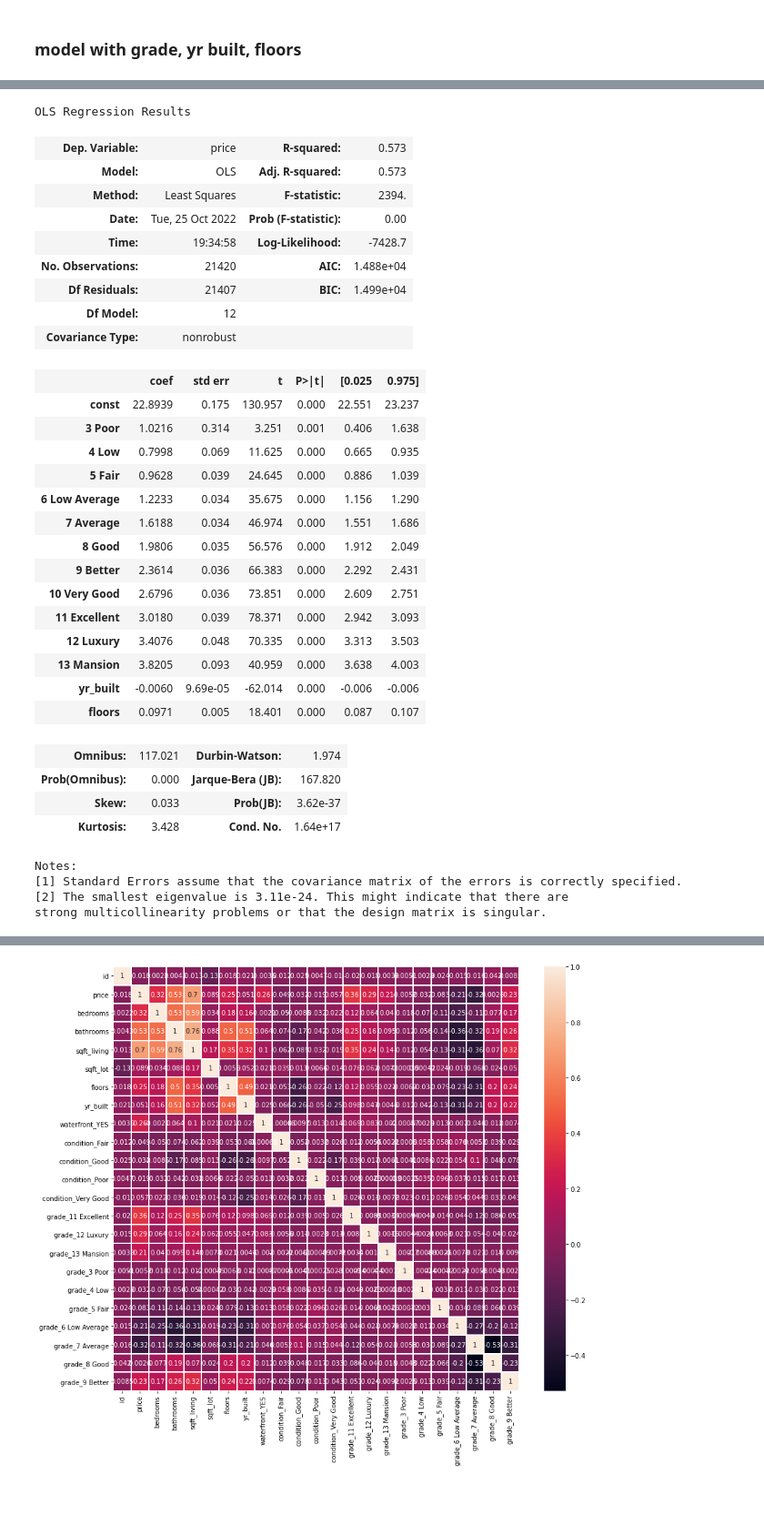
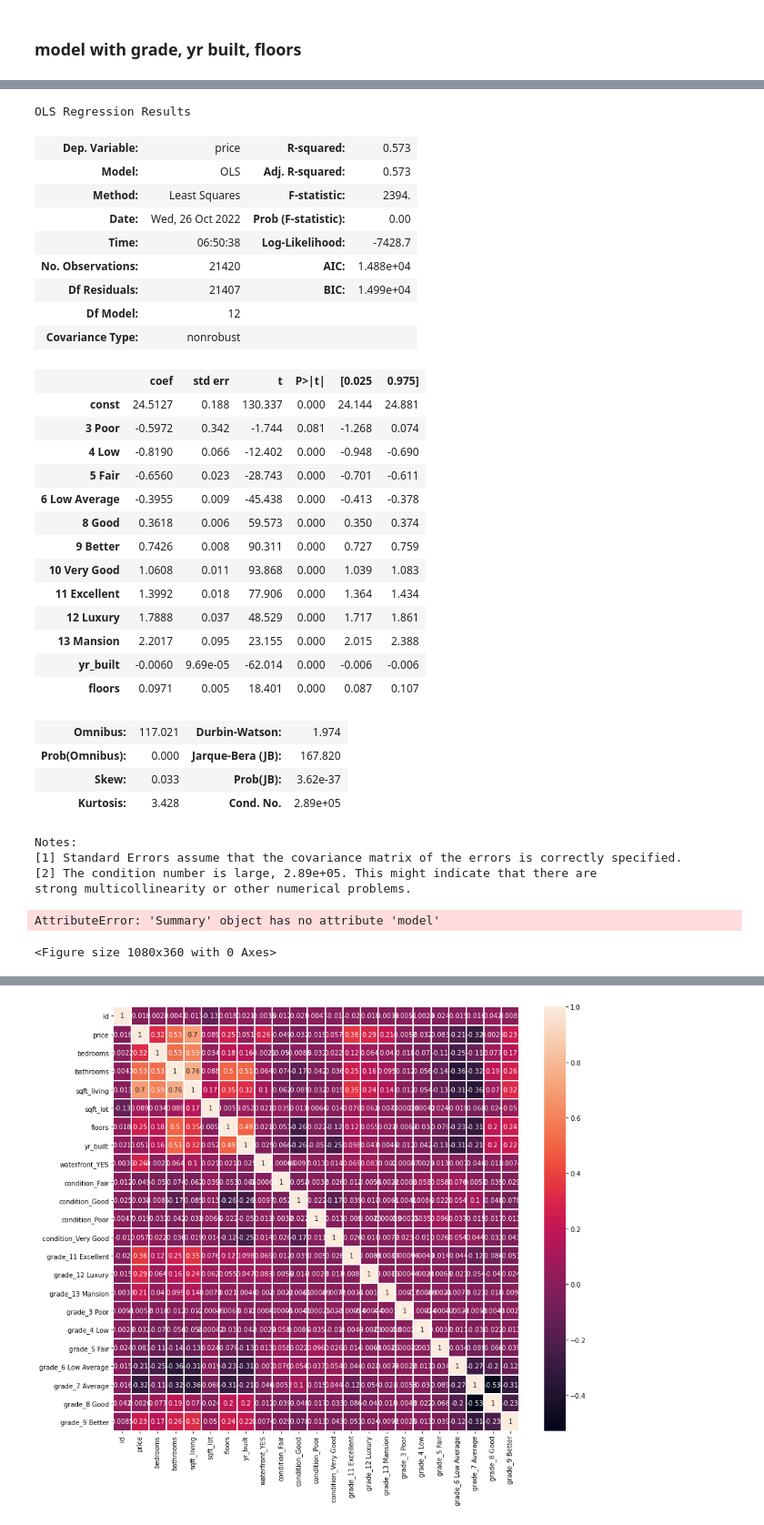
Before and after one commit to DrewFHolcombe/Housing-Sales-Analysis, a Jupyter notebook: Scratch Code/juan.ipynb, the cells around one changed output, grey strips where cells are left out. Shown at 91% size. Cells and saved outputs as stored; diff of their text form; code cells hidden in the pictures; blank space fills up the shorter version.

```diff
--- a/Scratch Code/juan.ipynb
+++ b/Scratch Code/juan.ipynb
@@ -736,12 +767,12 @@ len(df['yr_built'].unique())
 116
 # %%
 y = df['price']
-x4 = df[['yr_built', 'floors']]
-
+# x4 = df[['yr_built', 'floors']]
+x4 = df['yr_built']
 x4_con = sm.add_constant(x4)
 
 
-model = sm.OLS(y, x4_con).fit().summary()
-model
+model1 = sm.OLS(Y, x4_con).fit()
+model1.summary()
 # %% [output]
 OLS Regression Results
@@ -768 +798,12 @@ Notes:
 strong multicollinearity or other numerical problems.
+# %%
+linear_model = sm.OLS(y, sm.add_constant(X))
+linear_results = model1
+
+fig, ax = plt.subplots()
+
+ax.scatter(Y, linear_results.resid, color="green")
+ax.axhline(y=0, color="black")
+ax.set_xlabel("y")
+ax.set_ylabel("residuals")
+ax.set_title("Linear Relationship Residual Plot");
@@ -769,6 +812,7 @@ strong multicollinearity or other numerical problems.
 # %% [markdown]
 ### model with grade, yr built, floors
 # %%
-X = pd.concat([x3, df['yr_built'], df['floors']], axis=1)
+X = pd.concat([x3_f, df['yr_built'], df['floors']], axis=1)
+# X = pd.concat([x3, df['floors']], axis=1)
 X
 # %% [output]
@@ -788,40 +832,57 @@ X
 # %%
 X_con = sm.add_constant(X)
+# y=df['price']
 
-
-model = sm.OLS(Y, X_con).fit().summary()
-model
+model = sm.OLS(Y, X_con).fit()
+model.summary()
 # %% [output]
 OLS Regression Results
 | Dep. Variable: | price | R-squared: | 0.573 |
 | Model: | OLS | Adj. R-squared: | 0.573 |
 | Method: | Least Squares | F-statistic: | 2394. |
-| Date: | Tue, 25 Oct 2022 | Prob (F-statistic): | 0.00 |
-| Time: | 19:34:58 | Log-Likelihood: | -7428.7 |
+| Date: | Wed, 26 Oct 2022 | Prob (F-statistic): | 0.00 |
+| Time: | 06:50:38 | Log-Likelihood: | -7428.7 |
 | No. Observations: | 21420 | AIC: | 1.488e+04 |
 | Df Residuals: | 21407 | BIC: | 1.499e+04 |
 | Df Model: | 12 |  |  |
 | Covariance Type: | nonrobust |  |  |
 |  | coef | std err | t | P>|t| | [0.025 | 0.975] |
-| const | 22.8939 | 0.175 | 130.957 | 0.000 | 22.551 | 23.237 |
-| 3 Poor | 1.0216 | 0.314 | 3.251 | 0.001 | 0.406 | 1.638 |
-| 4 Low | 0.7998 | 0.069 | 11.625 | 0.000 | 0.665 | 0.935 |
-| 5 Fair | 0.9628 | 0.039 | 24.645 | 0.000 | 0.886 | 1.039 |
-| 6 Low Average | 1.2233 | 0.034 | 35.675 | 0.000 | 1.156 | 1.290 |
-| 7 Average | 1.6188 | 0.034 | 46.974 | 0.000 | 1.551 | 1.686 |
-| 8 Good | 1.9806 | 0.035 | 56.576 | 0.000 | 1.912 | 2.049 |
-| 9 Better | 2.3614 | 0.036 | 66.383 | 0.000 | 2.292 | 2.431 |
-| 10 Very Good | 2.6796 | 0.036 | 73.851 | 0.000 | 2.609 | 2.751 |
-| 11 Excellent | 3.0180 | 0.039 | 78.371 | 0.000 | 2.942 | 3.093 |
-| 12 Luxury | 3.4076 | 0.048 | 70.335 | 0.000 | 3.313 | 3.503 |
-| 13 Mansion | 3.8205 | 0.093 | 40.959 | 0.000 | 3.638 | 4.003 |
+| const | 24.5127 | 0.188 | 130.337 | 0.000 | 24.144 | 24.881 |
+| 3 Poor | -0.5972 | 0.342 | -1.744 | 0.081 | -1.268 | 0.074 |
+| 4 Low | -0.8190 | 0.066 | -12.402 | 0.000 | -0.948 | -0.690 |
+| 5 Fair | -0.6560 | 0.023 | -28.743 | 0.000 | -0.701 | -0.611 |
+| 6 Low Average | -0.3955 | 0.009 | -45.438 | 0.000 | -0.413 | -0.378 |
+| 8 Good | 0.3618 | 0.006 | 59.573 | 0.000 | 0.350 | 0.374 |
+| 9 Better | 0.7426 | 0.008 | 90.311 | 0.000 | 0.727 | 0.759 |
+| 10 Very Good | 1.0608 | 0.011 | 93.868 | 0.000 | 1.039 | 1.083 |
+| 11 Excellent | 1.3992 | 0.018 | 77.906 | 0.000 | 1.364 | 1.434 |
+| 12 Luxury | 1.7888 | 0.037 | 48.529 | 0.000 | 1.717 | 1.861 |
+| 13 Mansion | 2.2017 | 0.095 | 23.155 | 0.000 | 2.015 | 2.388 |
 | yr_built | -0.0060 | 9.69e-05 | -62.014 | 0.000 | -0.006 | -0.006 |
 | floors | 0.0971 | 0.005 | 18.401 | 0.000 | 0.087 | 0.107 |
 | Omnibus: | 117.021 | Durbin-Watson: | 1.974 |
 | Prob(Omnibus): | 0.000 | Jarque-Bera (JB): | 167.820 |
 | Skew: | 0.033 | Prob(JB): | 3.62e-37 |
-| Kurtosis: | 3.428 | Cond. No. | 1.64e+17 |
+| Kurtosis: | 3.428 | Cond. No. | 2.89e+05 |
 Notes:
 [1] Standard Errors assume that the covariance matrix of the errors is correctly specified.
-[2] The smallest eigenvalue is 3.11e-24. This might indicate that there are
-strong multicollinearity problems or that the design matrix is singular.
+[2] The condition number is large, 2.89e+05. This might indicate that there are
+strong multicollinearity or other numerical problems.
+# %%
+fig = plt.figure(figsize=(15,5))
+sm.graphics.plot_partregress_grid(model, exog_idx=['3 Poor', '4 Low', '5 Fair', '6 Low Average', '8 Good',
+                                                   '9 Better', '10 Very Good', '11 Excellent', '12 Luxury',
+                                                   '13 Mansion', 'yr_built', 'floors'], fig=fig)
+
+# Customizing plot appearance; note that the StatsModels code actually uses .plot
+# with marker 'o', so what looks like a scatter plot is a "line" internally, so
+# we access it using .lines rather than .collections
+for ax in fig.axes:
+    ax.lines[0].set_color("green")
+fig.suptitle("Linear Relationship Partial Regression Plot", fontsize="large")
+
+plt.tight_layout()
+plt.show()
+# %% [output]
+AttributeError: 'Summary' object has no attribute 'model'
+<Figure size 1080x360 with 0 Axes>
```
Also changed, not shown: parts of 41 cells of this notebook, 1 other file.
